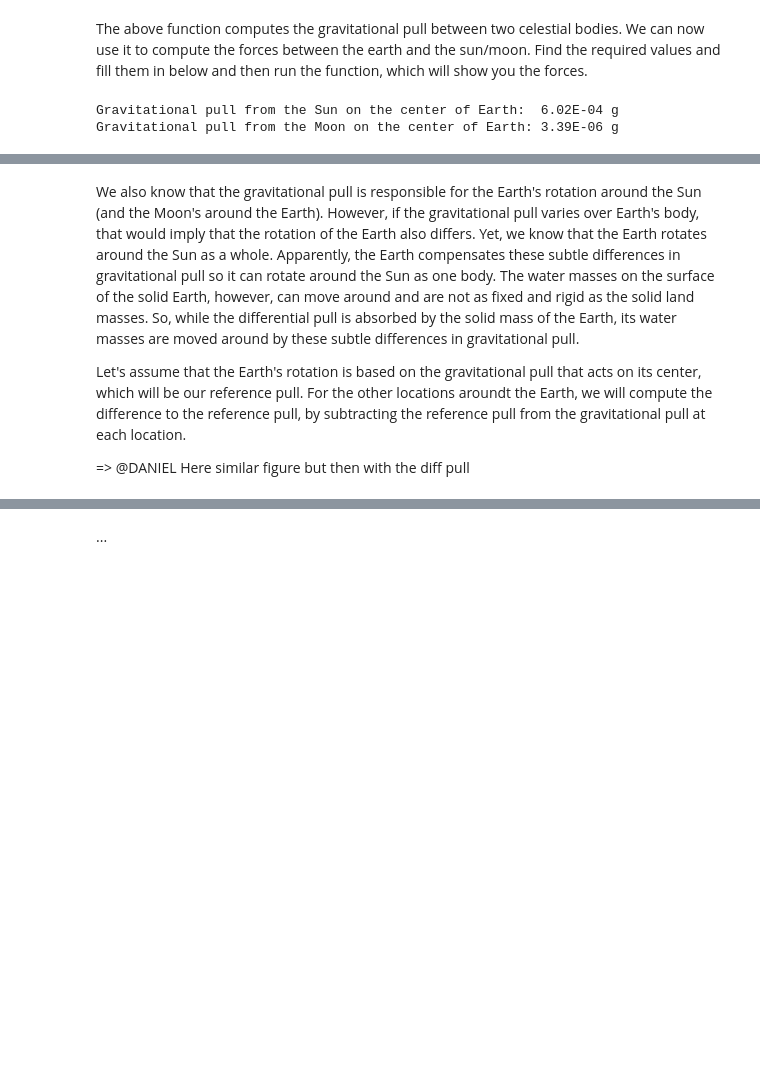
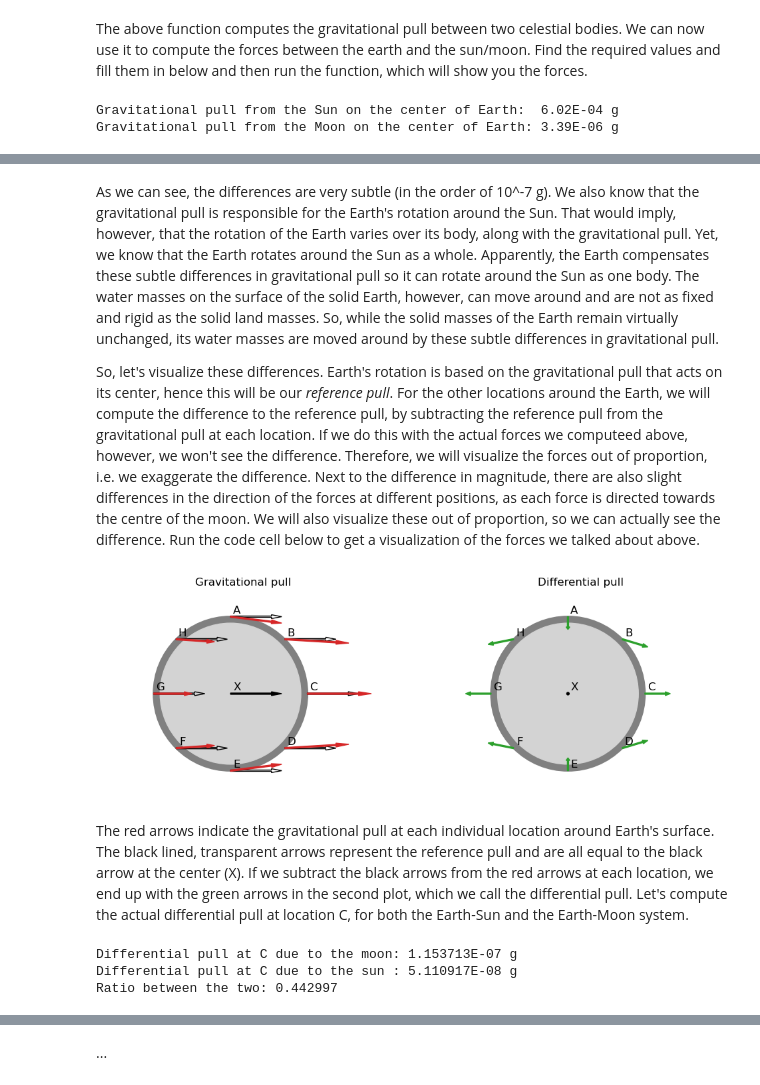
Before and after one commit to FlorisCalkoen/CoastalCodebook, a Jupyter notebook: coastalcodebook/assignments/02_the_tide/02_the_tide.ipynb, the cells around one changed output, grey strips where cells are left out. Drawn from its saved outputs; the diff is of its cells as text; code cells hidden in the pictures; blank space fills up the shorter version.

```diff
--- a/coastalcodebook/assignments/02_the_tide/02_the_tide.ipynb
+++ b/coastalcodebook/assignments/02_the_tide/02_the_tide.ipynb
@@ -61,6 +96,4 @@ As we can see, the gravitational pull of the sun is about two orders of magnitud
 # %% [markdown]
-We also know that the gravitational pull is responsible for the Earth's rotation around the Sun (and the Moon's around the Earth). However, if the gravitational pull varies over Earth's body, that would imply that the rotation of the Earth also differs. Yet, we know that the Earth rotates around the Sun as a whole. Apparently, the Earth compensates these subtle differences in gravitational pull so it can rotate around the Sun as one body. The water masses on the surface of the solid Earth, however, can move around and are not as fixed and rigid as the solid land masses. So, while the differential pull is absorbed by the solid mass of the Earth, its water masses are moved around by these subtle differences in gravitational pull.
+As we can see, the differences are very subtle (in the order of 10^-7 g). We also know that the gravitational pull is responsible for the Earth's rotation around the Sun. That would imply, however, that the rotation of the Earth varies over its body, along with the gravitational pull. Yet, we know that the Earth rotates around the Sun as a whole. Apparently, the Earth compensates these subtle differences in gravitational pull so it can rotate around the Sun as one body. The water masses on the surface of the solid Earth, however, can move around and are not as fixed and rigid as the solid land masses. So, while the solid masses of the Earth remain virtually unchanged, its water masses are moved around by these subtle differences in gravitational pull.
 
-Let's assume that the Earth's rotation is based on the gravitational pull that acts on its center, which will be our reference pull. For the other locations aroundt the Earth, we will compute the difference to the reference pull, by subtracting the reference pull from the gravitational pull at each location.
-
-=> @DANIEL Here similar figure but then with the diff pull
+So, let's visualize these differences. Earth's rotation is based on the gravitational pull that acts on its center, hence this will be our *reference pull*. For the other locations around the Earth, we will compute the difference to the reference pull, by subtracting the reference pull from the gravitational pull at each location. If we do this with the actual forces we computeed above, however, we won't see the difference. Therefore, we will visualize the forces out of proportion, i.e. we exaggerate the difference. Next to the difference in magnitude, there are also slight differences in the direction of the forces at different positions, as each force is directed towards the centre of the moon. We will also visualize these out of proportion, so we can actually see the difference. Run the code cell below to get a visualization of the forces we talked about above.
@@ -68,0 +100,69 @@ Let's assume that the Earth's rotation is based on the gravitational pull that a
+# %%
+### VISUAIZATION FIGURE GRAV PULL
+fig, axs = plt.subplots(1,2, figsize=(12,4))
+
+# Adding outer and inner circles
+circ_out = mpatches.Circle((0,0),0.3, fill = True,color='grey',linewidth = 2)
+circ_in = mpatches.Circle((0,0),0.275, fill = True, color = 'lightgrey')
+circ_c = mpatches.Circle((0,0),0.005, fill = True, color = 'black')
+axs[0].add_patch(circ_out)
+axs[0].add_patch(circ_in)
+axs[1].add_patch(mpatches.Circle((0,0),0.3, fill = True,color='grey',linewidth = 2))
+axs[1].add_patch(mpatches.Circle((0,0),0.275, fill = True, color = 'lightgrey'))
+axs[1].add_patch(circ_c)
+
+# Coordinates and force components
+positions = {
+        'X':    [0, 0, 0.2, 0],         # The first to values are the coordinates of the position. The 3rd and 4th value are the x/y components of the GP at each location
+        'A':    [0, 0.3, 0.2, -0.025],
+        'B':    [0.3*np.cos(45*np.pi/180), 0.3*np.cos(45*np.pi/180), 0.25, -0.015],
+        'C':    [0.3, 0, 0.25, 0],
+        'D':    [0.3*np.cos(45*np.pi/180),-0.3*np.cos(45*np.pi/180), 0.25, 0.015],
+        'E':    [0, -0.3, 0.2, 0.025],
+        'F':    [-0.3*np.cos(45*np.pi/180),-0.3*np.cos(45*np.pi/180), 0.15, 0.01],
+        'G':    [-0.3, 0, 0.15, 0],
+        'H':    [-0.3*np.cos(45*np.pi/180),0.3*np.cos(45*np.pi/180), 0.15, -0.01],
+}
+
+# Loop through each position
+for pos in positions:
+        # Center of the Earth
+        if pos == 'X':
+                axs[0].add_patch(mpatches.Arrow(*positions[pos],width=0.025, color='k'))
+
+        # Other positions
+        else:
+                # Gravitational pull (GP)
+                axs[0].add_patch(mpatches.Arrow(*positions[pos][0:2], 0.2, 0, width=0.025, edgecolor='k', facecolor='None'))       # GP at center of Earth
+                axs[0].add_patch(mpatches.Arrow(*positions[pos],width=0.025, color='C3'))                                          # GP at each individual location
+
+                # Differential pull
+                diffpull = list(2*(np.array(positions[pos][2:]) - np.array(positions['X'][2:])))        # Subtract th GP at the center from the other locations
+                axs[1].add_patch(mpatches.Arrow(*positions[pos][0:2], *diffpull, width=0.025, color='C2'))
+
+# Adding center and text
+titles = ['Gravitational pull', 'Differential pull']
+for i in range(len(axs)):
+        for pos in positions:
+                coords = [x + 0.025 for x in positions[pos][0:2]]
+                axs[i].text(*coords,pos, fontsize=12, ha='center', va='center')
+        axs[i].axis('equal')
+        axs[i].axis('off')
+        axs[i].set_xlim(-0.6,0.7)
+        axs[i].set_ylim(-0.4,0.4)
+        axs[i].set_title(titles[i])
+# %% [output]
+[figure, added]
+# %% [markdown]
+The red arrows indicate the gravitational pull at each individual location around Earth's surface. The black lined, transparent arrows represent the reference pull and are all equal to the black arrow at the center (X). If we subtract the black arrows from the red arrows at each location, we end up with the green arrows in the second plot, which we call the differential pull. Let's compute the actual differential pull at location C, for both the Earth-Sun and the Earth-Moon system.
+# %%
+dp_C_moon = grav_pull(m_earth, m_moon, d_moon-r) - grav_pull(m_earth, m_moon, d_moon)
+dp_C_sun = grav_pull(m_earth, m_sun, distances['C']) - grav_pull(m_earth, m_sun, d_sun)
+
+print('Differential pull at C due to the moon: %E g'% dp_C_moon)
+print('Differential pull at C due to the sun : %E g'% dp_C_sun)
+print('Ratio between the two: %f'% (dp_C_sun / dp_C_moon))
+# %% [output]
+Differential pull at C due to the moon: 1.153713E-07 g
+Differential pull at C due to the sun : 5.110917E-08 g
+Ratio between the two: 0.442997
```
Also changed, not shown: parts of 13 cells of this notebook, 25 other files.
